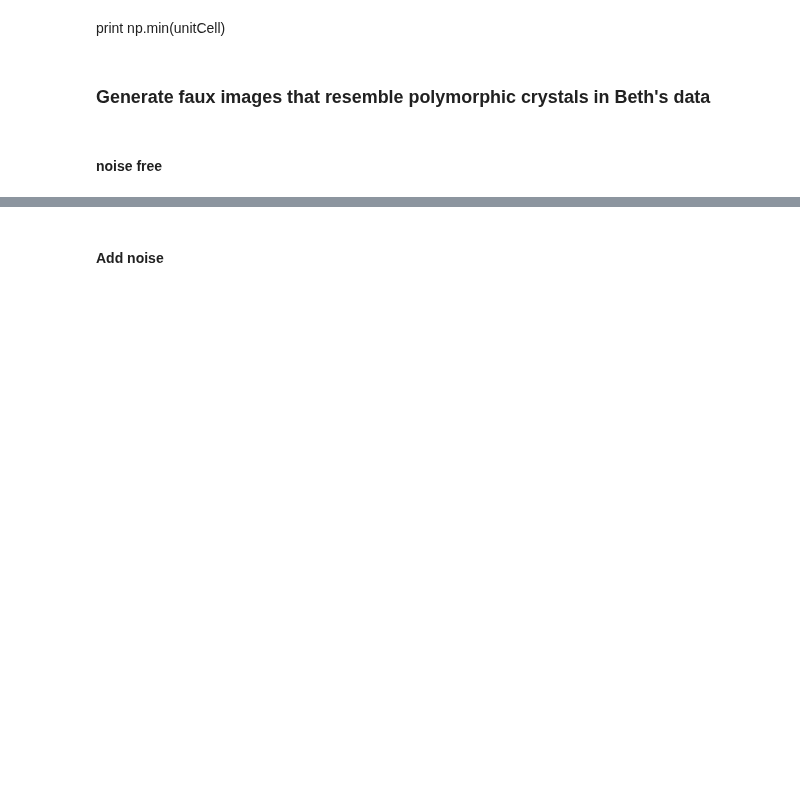
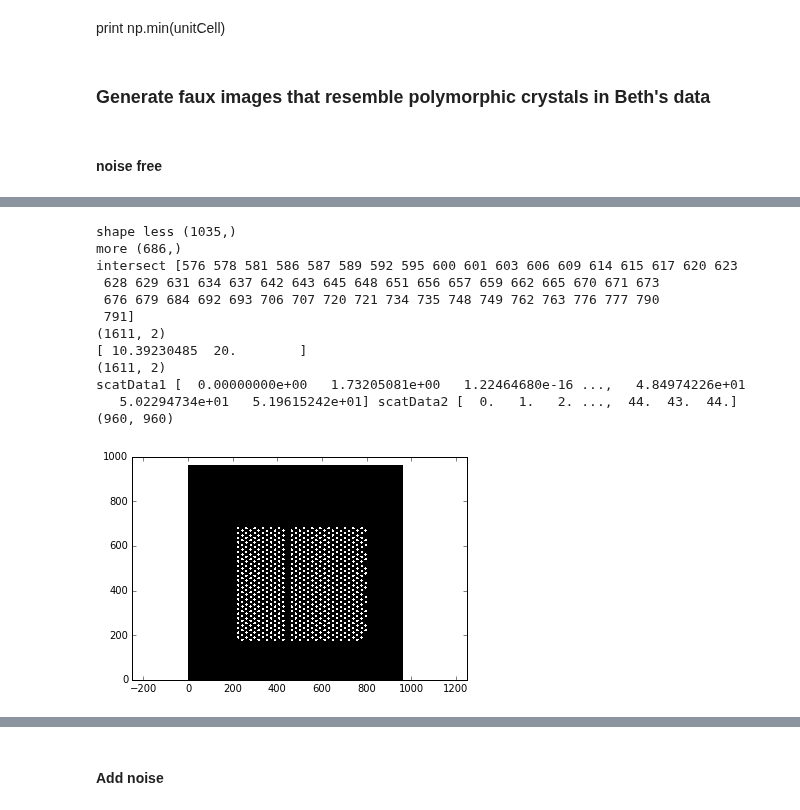
Before and after one commit to huskeypm/sparkdetection, a Jupyter notebook: mach/materialMatched.ipynb, the cells around one changed output, grey strips where cells are left out. Cells and saved outputs as stored; diff of their text form; code cells hidden in the pictures; blank space fills up the shorter version.

```diff
--- a/mach/materialMatched.ipynb
+++ b/mach/materialMatched.ipynb
@@ -202,0 +210,17 @@ myplot(twinned)
+# %%
+twinned = gi.GenLattice(mode="multi")
+myplot(twinned)
+# %% [output]
+shape less (1035,)
+more (686,)
+intersect [576 578 581 586 587 589 592 595 600 601 603 606 609 614 615 617 620 623
+ 628 629 631 634 637 642 643 645 648 651 656 657 659 662 665 670 671 673
+ 676 679 684 692 693 706 707 720 721 734 735 748 749 762 763 776 777 790
+ 791]
+(1611, 2)
+[ 10.39230485  20.        ]
+(1611, 2)
+scatData1 [  0.00000000e+00   1.73205081e+00   1.22464680e-16 ...,   4.84974226e+01
+   5.02294734e+01   5.19615242e+01] scatData2 [  0.   1.   2. ...,  44.  43.  44.]
+(960, 960)
+[figure, added]
```
Also changed, not shown: parts of 17 cells of this notebook, 3 other files.
